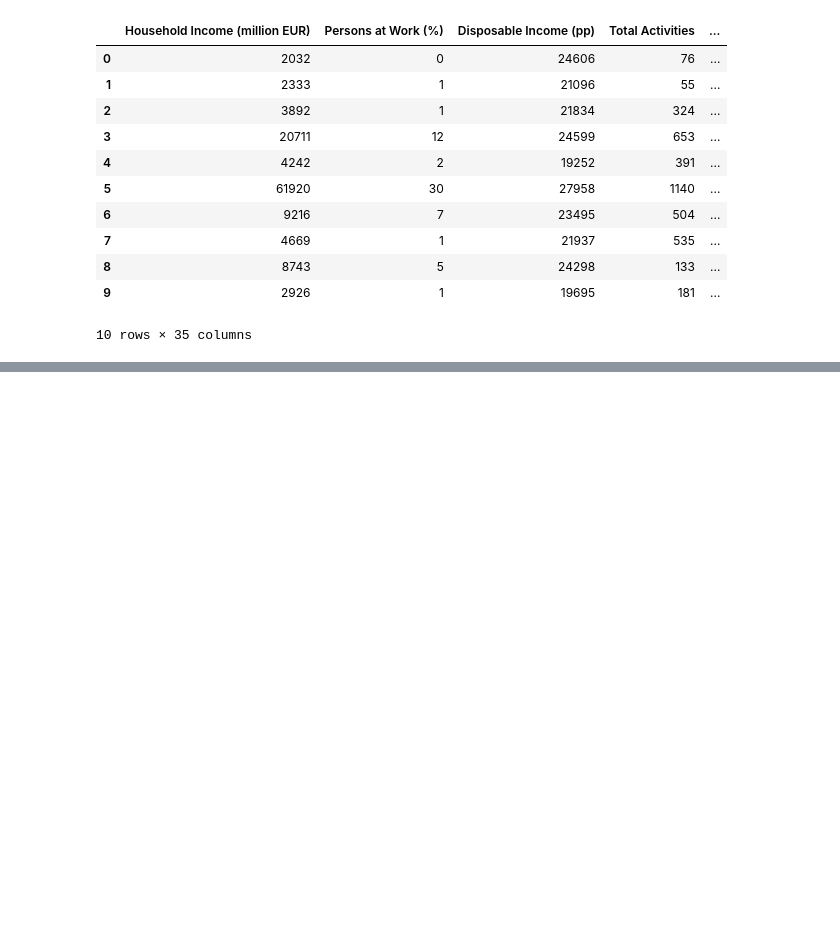
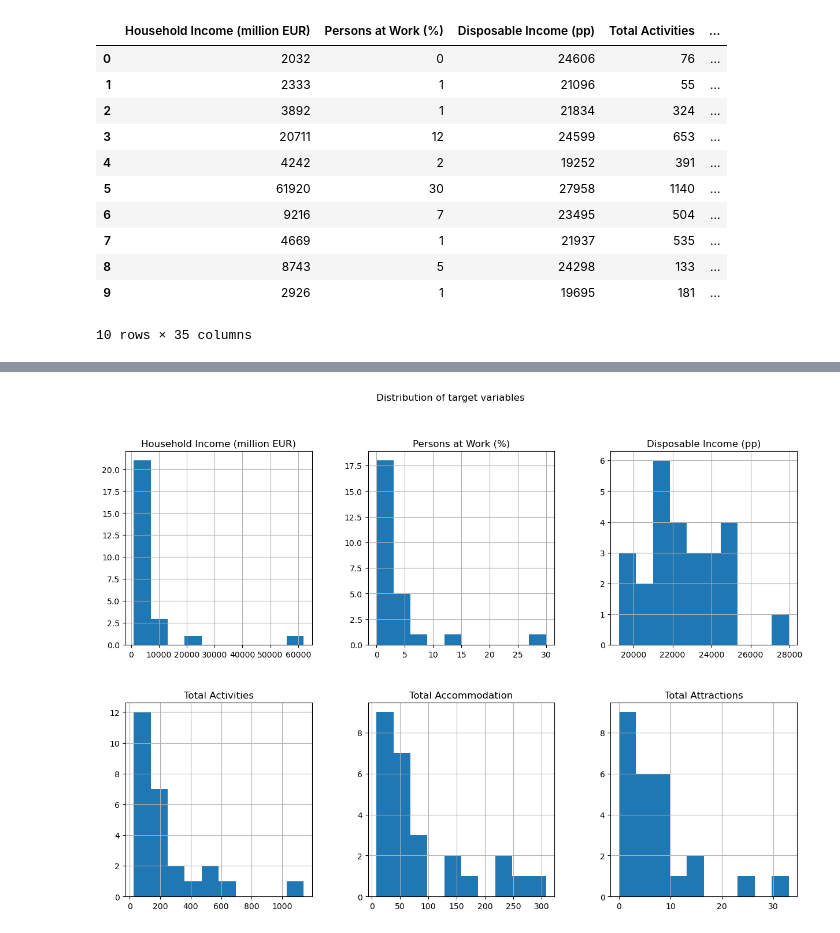
Before and after one commit to sbs22014/CA1_TourismIreland_MscDA, a Jupyter notebook: Data Clean and Merge for Project - 1.ipynb, the cells around one changed output, grey strips where cells are left out. Saved outputs shown, nothing was run; the diff lists cells and outputs as text; code cells hidden in the pictures; blank space fills up the shorter version.

Commit message:
Update report and notebook with Section 2 (encoding pt2, scaling and visualisations Ireland choropleth map) and upload additional datafiles

```diff
--- a/Data Clean and Merge for Project - 1.ipynb
+++ b/Data Clean and Merge for Project - 1.ipynb
@@ -1415,0 +1428,5 @@ num_ohe_df.head(10)
+# %%
+# Import our OHE/Numerical dataframe into notebook as df for ease of use
+
+
+df = pd.read_csv("ohe_df.csv")
@@ -1415,0 +1451,16 @@ num_ohe_df.head(10)
+# %%
+# Select target columns from DataFrame
+
+target_cols = df[['Household Income (million EUR)', 'Persons at Work (%)',
+               'Disposable Income (pp)', 'Total Activities',
+               'Total Accommodation', 'Total Attractions']]
+
+
+
+# Plot histograms for each target variable
+
+target_cols.hist(layout=(2, 3), figsize=(15, 10))
+plt.suptitle('Distribution of target variables')
+plt.show()
+# %% [output]
+[figure, added]
```
Also changed, not shown: parts of 45 cells of this notebook, 18 other files.
